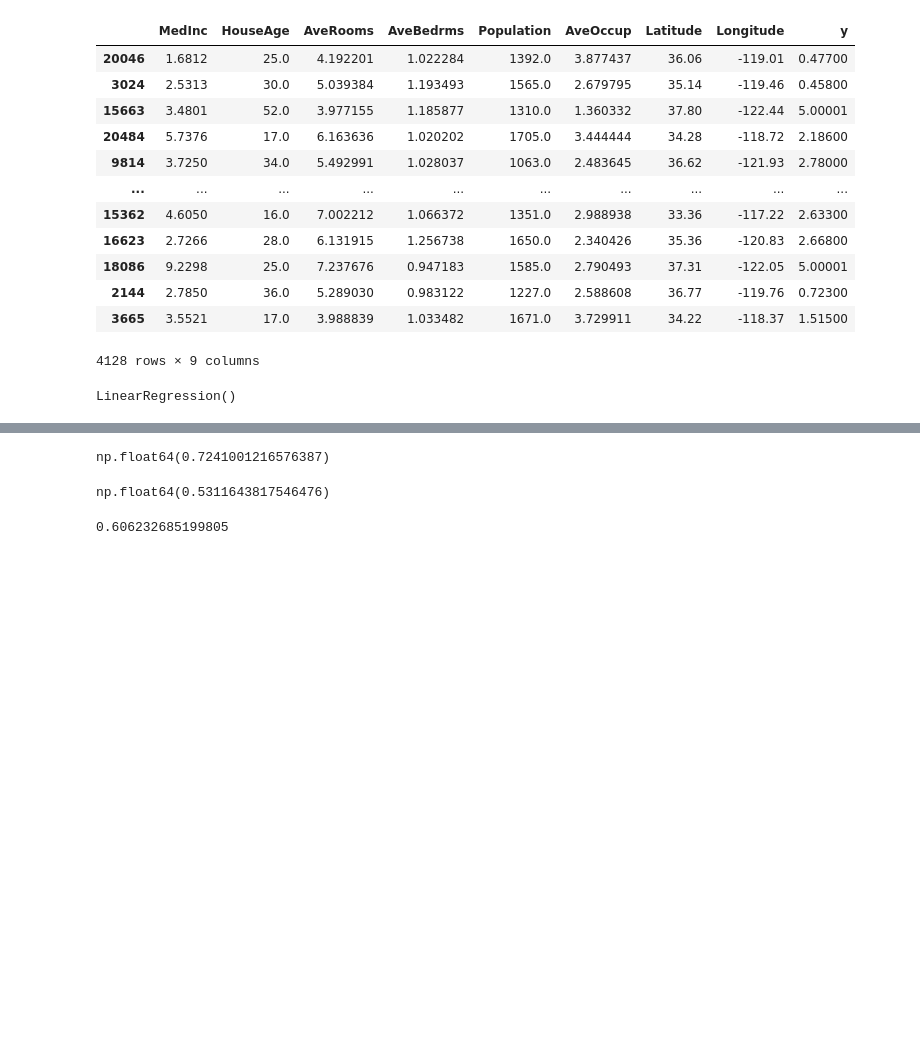
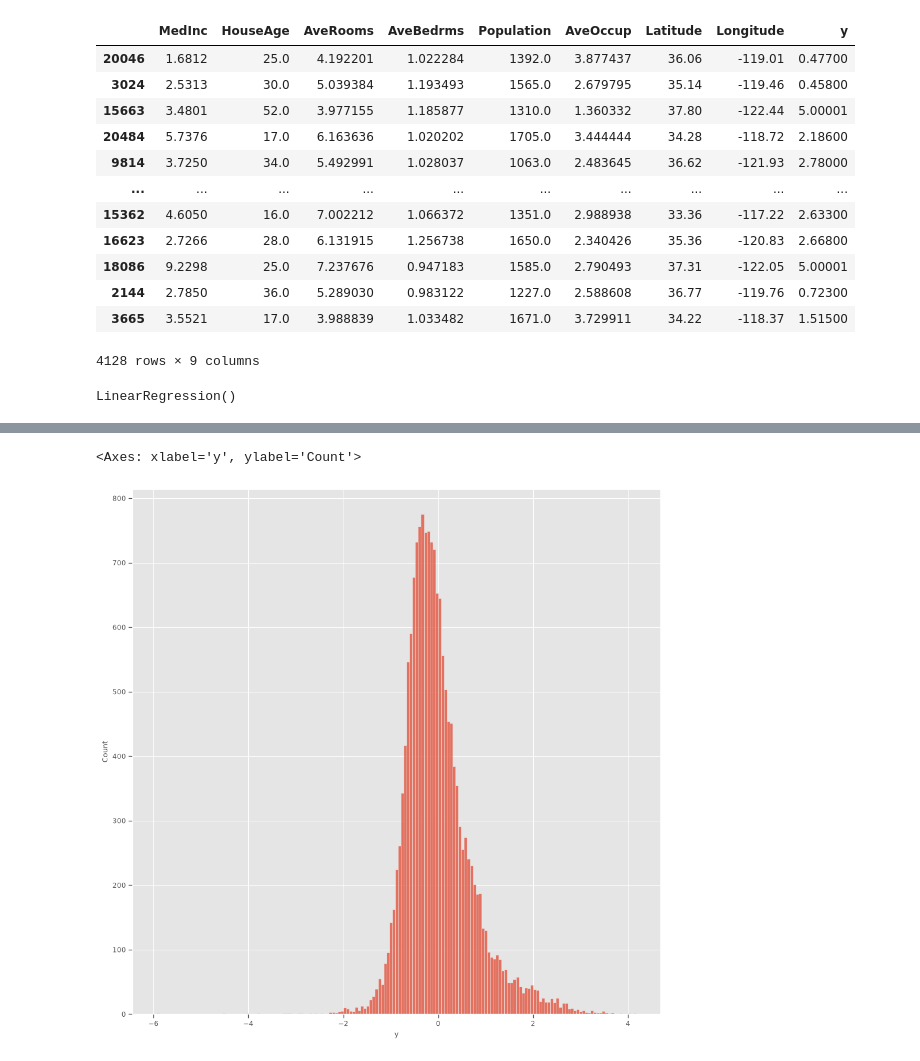
Before and after one commit to ivtipm/ML, a Jupyter notebook: plans/AI_intro_2026/examples/house_price_predict.ipynb, the cells around one changed output, grey strips where cells are left out. Saved outputs shown, nothing was run; the diff lists cells and outputs as text; code cells hidden in the pictures; blank space fills up the shorter version.

```diff
--- a/plans/AI_intro_2026/examples/house_price_predict.ipynb
+++ b/plans/AI_intro_2026/examples/house_price_predict.ipynb
@@ -178,9 +202,0 @@ MSE = ((y_pred - df0['y'].values)**2).mean()
-# %%
-MSE**.5
-# %% [output]
-np.float64(0.7241001216576387)
-# %%
-MAE = np.abs((y_pred - df0['y'].values)).mean()
-MAE
-# %% [output]
-np.float64(0.5311643817546476)
@@ -189,9 +202,0 @@ from sklearn.metrics import mean_squared_error, mean_absolute_error, r2_score
-# %%
-r2_score(df0['y'], y_pred)
-# R2 = 1, предсказания идеальны,
-# R2 > 0.7 хорошие предсказания,
-# R2 > 0.5 предсказания удовлетворительные,
-# R2 = 0, предсказания хуже, чем просто среднее значение,
-# R2 < 0, предсказания хуже, чем просто среднее значение
-# %% [output]
-0.606232685199805
@@ -197,0 +209,6 @@ r2_score(df0['y'], y_pred)
+# %%
+plt.figure( figsize = ( 12, 12 ) )
+seaborn.histplot( train['y'] - y_pred_train )
+# %% [output]
+<Axes: xlabel='y', ylabel='Count'>
+[figure, added]
```
Also changed, not shown: parts of 20 cells of this notebook.
